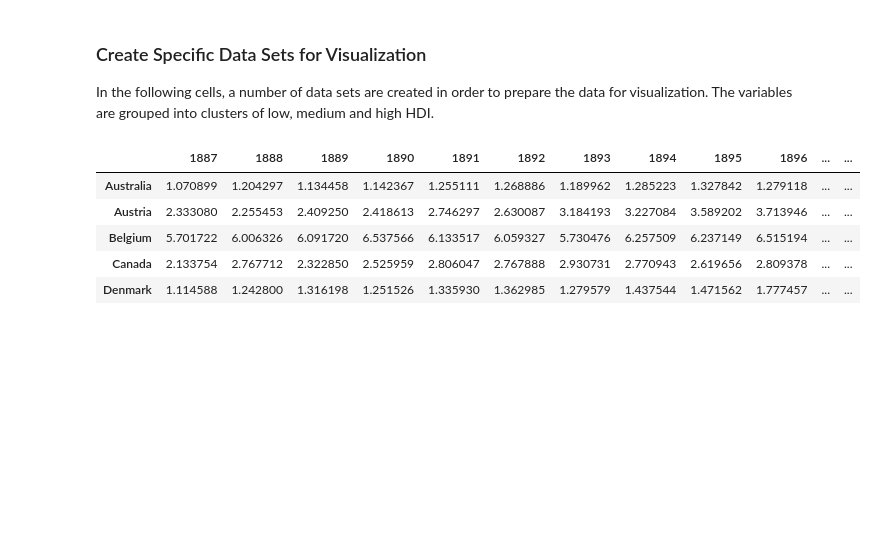
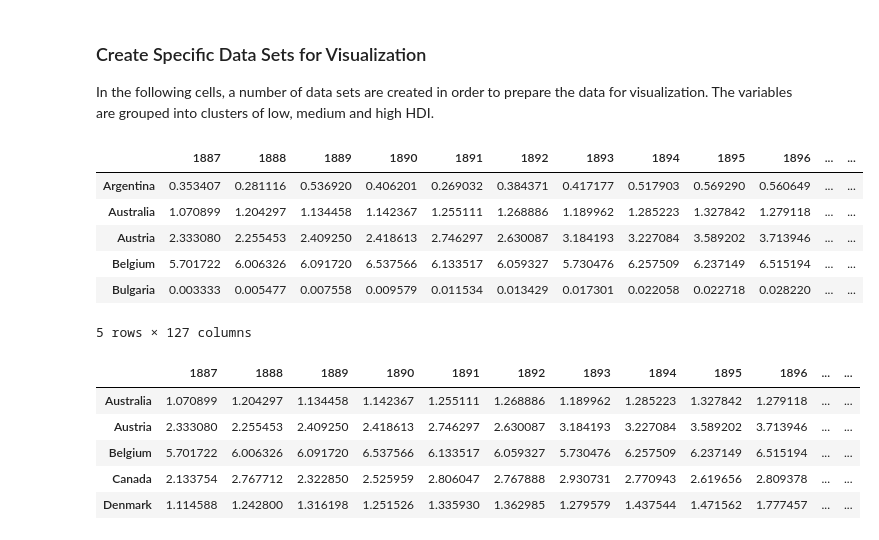
Before and after one commit to hstoefen/Intro-to-Data-Analysis, a Jupyter notebook: Final Project/project_draft2.ipynb, the cells around one changed output. Drawn from its saved outputs; the diff is of its cells as text; code cells hidden in the pictures; blank space fills up the shorter version.

Commit message:
data set organisation

```diff
--- a/Final Project/project_draft2.ipynb
+++ b/Final Project/project_draft2.ipynb
@@ -250,6 +250,19 @@ Name: HDI, dtype: float64
 # %% [markdown]
 ### Create Specific Data Sets for Visualization
 In the following cells, a number of data sets are created in order to prepare the data for visualization. The variables are grouped into clusters of low, medium and high HDI.
+# %%
+# create data sets with new HDI column
+co2_per_person_hdi = co2_per_person.join(hdi['2011'],how='inner',lsuffix='_co2_pp',rsuffix='_hdi')
+gdp_per_person_hdi = gdp_per_person.join(hdi['2011'],how='inner',lsuffix='_gdp_pp',rsuffix='_hdi')
+co2_per_person_hdi.dropna(how='any').head()
+# %% [output]
+|  | 1887 | 1888 | 1889 | 1890 | 1891 | 1892 | 1893 | 1894 | 1895 | 1896 | ... | ... |
+| Argentina | 0.353407 | 0.281116 | 0.536920 | 0.406201 | 0.269032 | 0.384371 | 0.417177 | 0.517903 | 0.569290 | 0.560649 | ... | ... |
+| Australia | 1.070899 | 1.204297 | 1.134458 | 1.142367 | 1.255111 | 1.268886 | 1.189962 | 1.285223 | 1.327842 | 1.279118 | ... | ... |
+| Austria | 2.333080 | 2.255453 | 2.409250 | 2.418613 | 2.746297 | 2.630087 | 3.184193 | 3.227084 | 3.589202 | 3.713946 | ... | ... |
+| Belgium | 5.701722 | 6.006326 | 6.091720 | 6.537566 | 6.133517 | 6.059327 | 5.730476 | 6.257509 | 6.237149 | 6.515194 | ... | ... |
+| Bulgaria | 0.003333 | 0.005477 | 0.007558 | 0.009579 | 0.011534 | 0.013429 | 0.017301 | 0.022058 | 0.022718 | 0.028220 | ... | ... |
+5 rows × 127 columns
 # %%
 # create data sets for high HDI
 co2_per_person_hdi_high = co2_per_person.join(hdi_high,how='inner',lsuffix='_co2_pp',rsuffix='_hdi')
```
